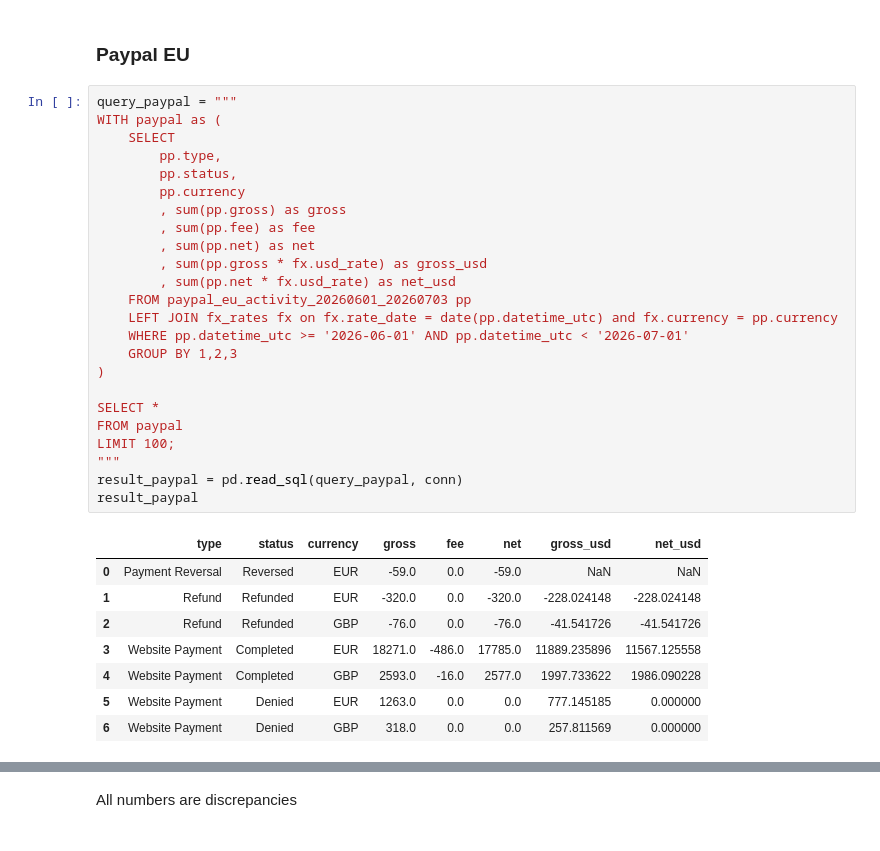
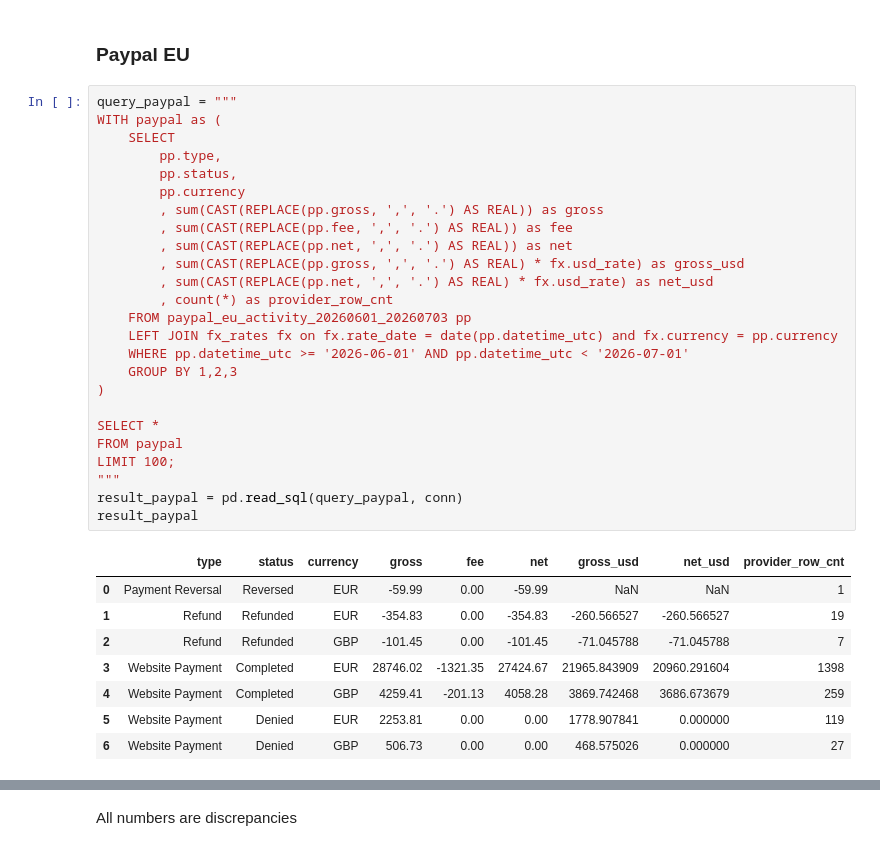
Before and after one commit to am-tropin/test-simple-life-app, a Jupyter notebook: task.ipynb, the cells around one changed output, grey strips where cells are left out. Drawn from its saved outputs; the diff is of its cells as text.

```diff
--- a/task.ipynb
+++ b/task.ipynb
@@ -246,36 +248,37 @@ result
 # %%
 query_paypal = """
 WITH paypal as (
     SELECT
         pp.type,
         pp.status,
         pp.currency
-        , sum(pp.gross) as gross
-        , sum(pp.fee) as fee
-        , sum(pp.net) as net
-        , sum(pp.gross * fx.usd_rate) as gross_usd
-        , sum(pp.net * fx.usd_rate) as net_usd
+        , sum(CAST(REPLACE(pp.gross, ',', '.') AS REAL)) as gross
+        , sum(CAST(REPLACE(pp.fee, ',', '.') AS REAL)) as fee
+        , sum(CAST(REPLACE(pp.net, ',', '.') AS REAL)) as net
+        , sum(CAST(REPLACE(pp.gross, ',', '.') AS REAL) * fx.usd_rate) as gross_usd
+        , sum(CAST(REPLACE(pp.net, ',', '.') AS REAL) * fx.usd_rate) as net_usd
+        , count(*) as provider_row_cnt
     FROM paypal_eu_activity_20260601_20260703 pp
     LEFT JOIN fx_rates fx on fx.rate_date = date(pp.datetime_utc) and fx.currency = pp.currency
     WHERE pp.datetime_utc >= '2026-06-01' AND pp.datetime_utc < '2026-07-01'
     GROUP BY 1,2,3
 )
 
 SELECT *
 FROM paypal
 LIMIT 100;
 """
 result_paypal = pd.read_sql(query_paypal, conn)
 result_paypal
 # %% [output]
-|  | type | status | currency | gross | fee | net | gross_usd | net_usd |
-| 0 | Payment Reversal | Reversed | EUR | -59.0 | 0.0 | -59.0 | NaN | NaN |
-| 1 | Refund | Refunded | EUR | -320.0 | 0.0 | -320.0 | -228.024148 | -228.024148 |
-| 2 | Refund | Refunded | GBP | -76.0 | 0.0 | -76.0 | -41.541726 | -41.541726 |
-| 3 | Website Payment | Completed | EUR | 18271.0 | -486.0 | 17785.0 | 11889.235896 | 11567.125558 |
-| 4 | Website Payment | Completed | GBP | 2593.0 | -16.0 | 2577.0 | 1997.733622 | 1986.090228 |
-| 5 | Website Payment | Denied | EUR | 1263.0 | 0.0 | 0.0 | 777.145185 | 0.000000 |
-| 6 | Website Payment | Denied | GBP | 318.0 | 0.0 | 0.0 | 257.811569 | 0.000000 |
+|  | type | status | currency | gross | fee | net | gross_usd | net_usd | provider_row_cnt |
+| 0 | Payment Reversal | Reversed | EUR | -59.99 | 0.00 | -59.99 | NaN | NaN | 1 |
+| 1 | Refund | Refunded | EUR | -354.83 | 0.00 | -354.83 | -260.566527 | -260.566527 | 19 |
+| 2 | Refund | Refunded | GBP | -101.45 | 0.00 | -101.45 | -71.045788 | -71.045788 | 7 |
+| 3 | Website Payment | Completed | EUR | 28746.02 | -1321.35 | 27424.67 | 21965.843909 | 20960.291604 | 1398 |
+| 4 | Website Payment | Completed | GBP | 4259.41 | -201.13 | 4058.28 | 3869.742468 | 3686.673679 | 259 |
+| 5 | Website Payment | Denied | EUR | 2253.81 | 0.00 | 0.00 | 1778.907841 | 0.000000 | 119 |
+| 6 | Website Payment | Denied | GBP | 506.73 | 0.00 | 0.00 | 468.575026 | 0.000000 | 27 |
 # %%
 query_paypal_eu_backend = """
 SELECT
```
Also changed, not shown: parts of 19 cells of this notebook, 1 other file.
